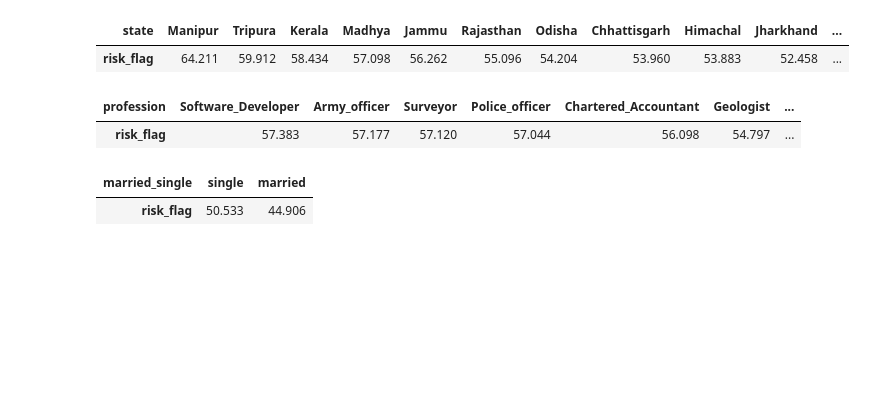
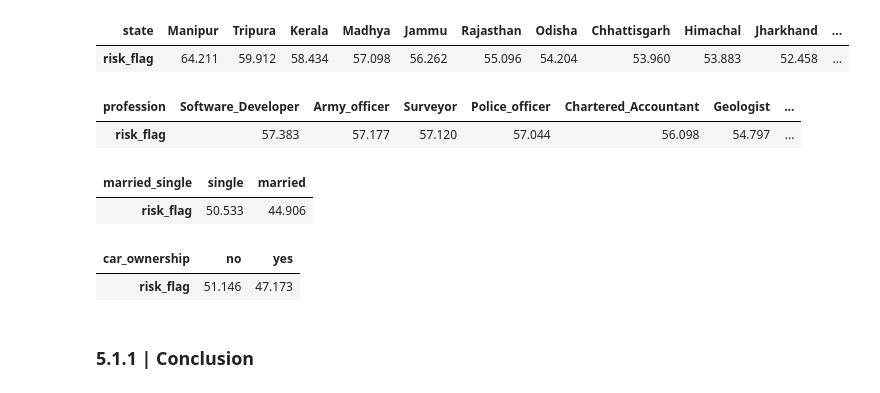
Before and after one commit to masete/Loan-Prediction-based-on-Customer-Behaviour, a Jupyter notebook: eda.ipynb, the cells around one changed output. Drawn from its saved outputs; the diff is of its cells as text; code cells hidden in the pictures; blank space fills up the shorter version.

```diff
--- a/eda.ipynb
+++ b/eda.ipynb
@@ -665,3 +665,11 @@ loan.groupby("married_single").risk_flag.apply(lambda x: (x.sum() / x.size) * 10
 # %% [output]
 | married_single | single | married |
 | risk_flag | 50.533 | 44.906 |
+# %%
+# The average risk percentage whether the customer owned car or not
+loan.groupby("car_ownership").risk_flag.apply(lambda x: (x.sum() / x.size) * 100).sort_values(ascending=False).to_frame().T
+# %% [output]
+| car_ownership | no | yes |
+| risk_flag | 51.146 | 47.173 |
+# %% [markdown]
+### 5.1.1 | Conclusion
```
